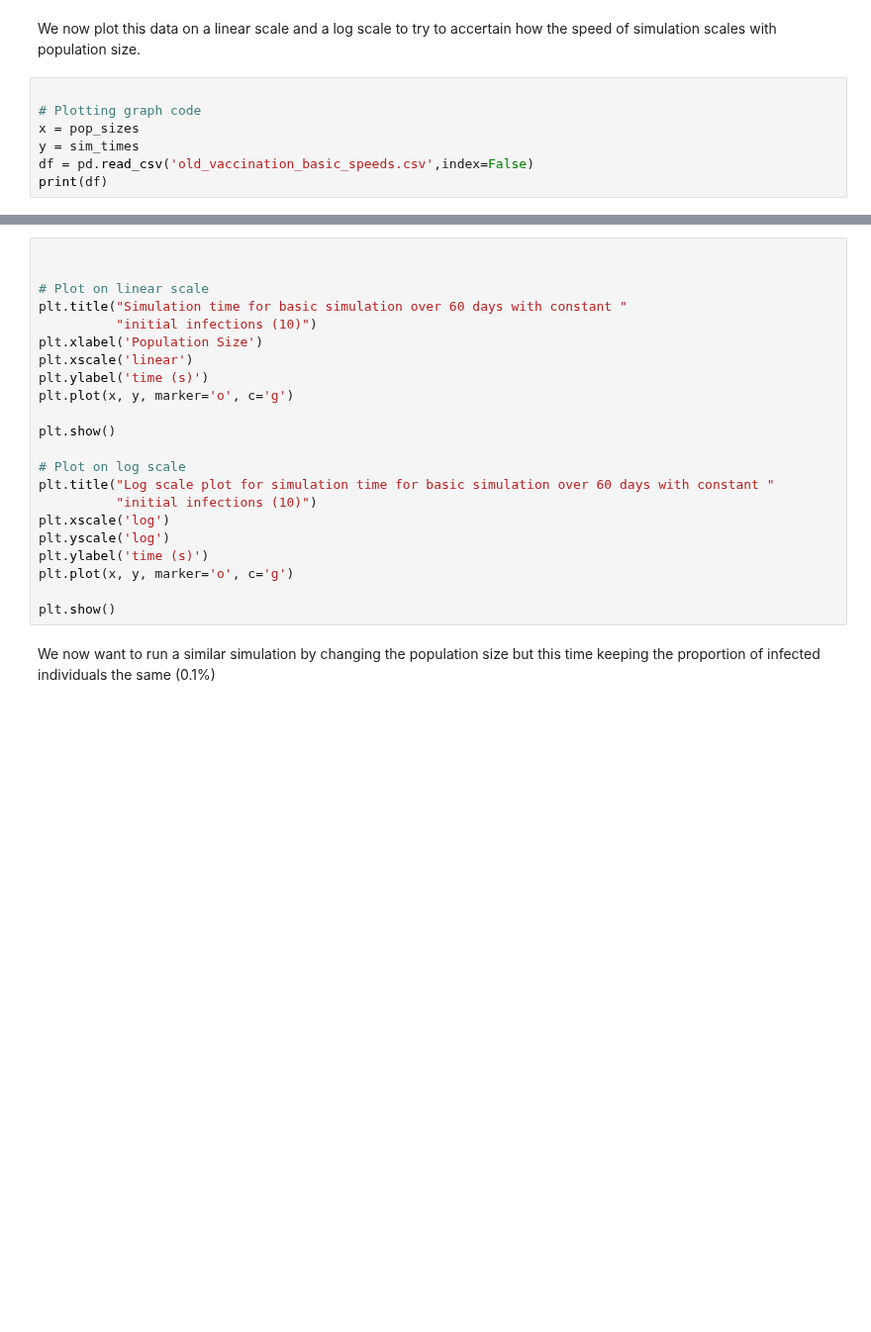
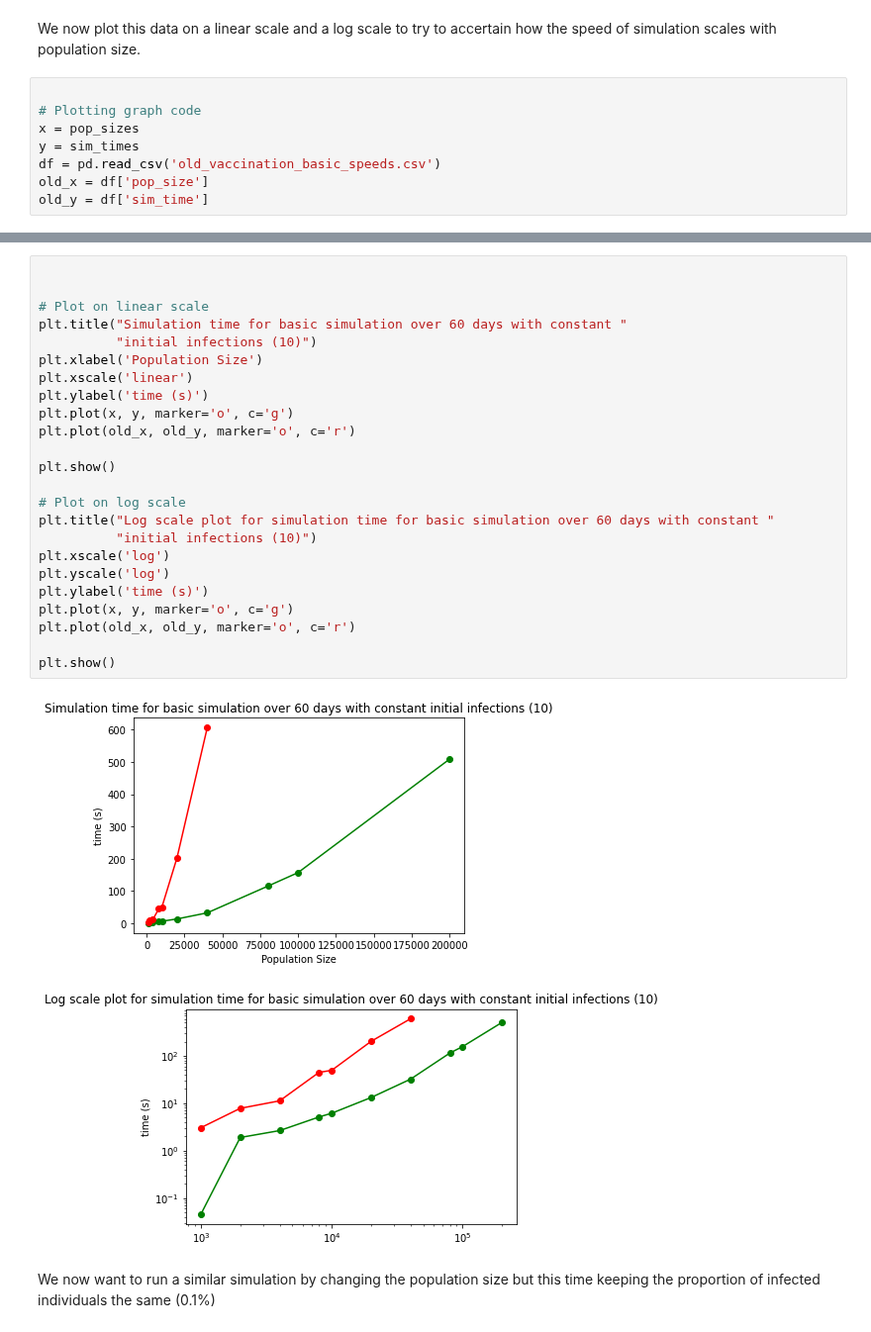
Before and after one commit to SABS-R3-Epidemiology/epiabm, a Jupyter notebook: python_examples/sim_speeds/sim_speeds.ipynb, the cells around one changed output, grey strips where cells are left out. Shown at 99% size. Cells and saved outputs as stored; diff of their text form; blank space fills up the shorter version.

```diff
--- a/python_examples/sim_speeds/sim_speeds.ipynb
+++ b/python_examples/sim_speeds/sim_speeds.ipynb
@@ -88,6 +90,7 @@ We now plot this data on a linear scale and a log scale to try to accertain how
 # Plotting graph code
 x = pop_sizes
 y = sim_times
-df = pd.read_csv('old_vaccination_basic_speeds.csv',index=False)
-print(df)
+df = pd.read_csv('old_vaccination_basic_speeds.csv')
+old_x = df['pop_size']
+old_y = df['sim_time']
 # %% [output]
@@ -102,25 +113,30 @@ print(df)
 # %%
 
 
 # Plot on linear scale
 plt.title("Simulation time for basic simulation over 60 days with constant "
           "initial infections (10)")
 plt.xlabel('Population Size')
 plt.xscale('linear')
 plt.ylabel('time (s)')
 plt.plot(x, y, marker='o', c='g')
+plt.plot(old_x, old_y, marker='o', c='r')
 
 plt.show()
 
 # Plot on log scale
 plt.title("Log scale plot for simulation time for basic simulation over 60 days with constant "
           "initial infections (10)")
 plt.xscale('log')
 plt.yscale('log')
 plt.ylabel('time (s)')
 plt.plot(x, y, marker='o', c='g')
+plt.plot(old_x, old_y, marker='o', c='r')
 
 plt.show()
+# %% [output]
+[figure, added]
+[figure, added]
 # %% [markdown]
 We now want to run a similar simulation by changing the population size but this time keeping the proportion of infected individuals the same (0.1%)
 # %%
```
Also changed, not shown: parts of 6 cells of this notebook, 2 other files.
